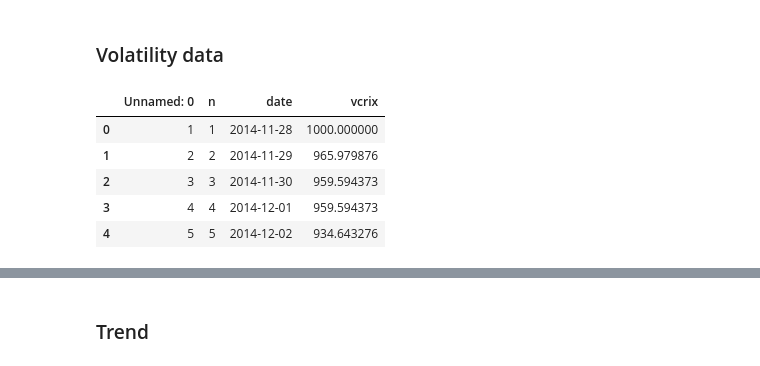
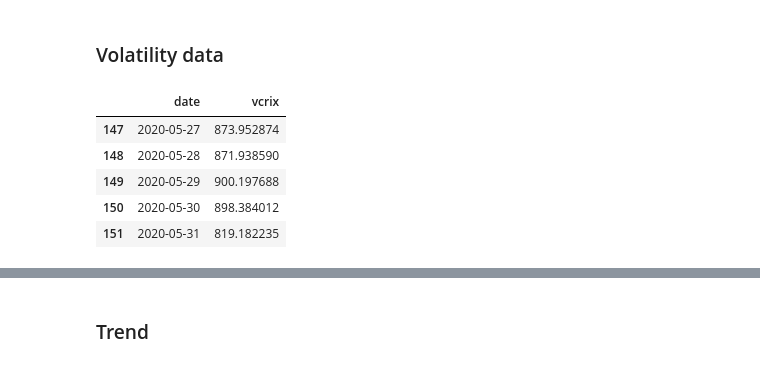
Before and after one commit to smidtfab/crypto_volatility, a Jupyter notebook: create_final_df.ipynb, the cells around one changed output, grey strips where cells are left out. Cells and saved outputs as stored; diff of their text form; code cells hidden in the pictures.

```diff
--- a/create_final_df.ipynb
+++ b/create_final_df.ipynb
@@ -39,15 +39,15 @@ btc_market[['time', 'time_formatted']].head()
 # %% [markdown]
 ### Volatility data
 # %%
-btc_volatility = pd.read_csv("data/vcrix_80.csv")
-btc_volatility.head()
+btc_volatility = pd.read_csv("data/vcrix.csv")
+btc_volatility.tail()
 # %% [output]
-|  | Unnamed: 0 | n | date | vcrix |
-| 0 | 1 | 1 | 2014-11-28 | 1000.000000 |
-| 1 | 2 | 2 | 2014-11-29 | 965.979876 |
-| 2 | 3 | 3 | 2014-11-30 | 959.594373 |
-| 3 | 4 | 4 | 2014-12-01 | 959.594373 |
-| 4 | 5 | 5 | 2014-12-02 | 934.643276 |
+|  | date | vcrix |
+| 147 | 2020-05-27 | 873.952874 |
+| 148 | 2020-05-28 | 871.938590 |
+| 149 | 2020-05-29 | 900.197688 |
+| 150 | 2020-05-30 | 898.384012 |
+| 151 | 2020-05-31 | 819.182235 |
 # %%
 btc_volatility['date'] = pd.to_datetime(btc_volatility['date'])
 # %%
```
Also changed, not shown: parts of 18 cells of this notebook.
